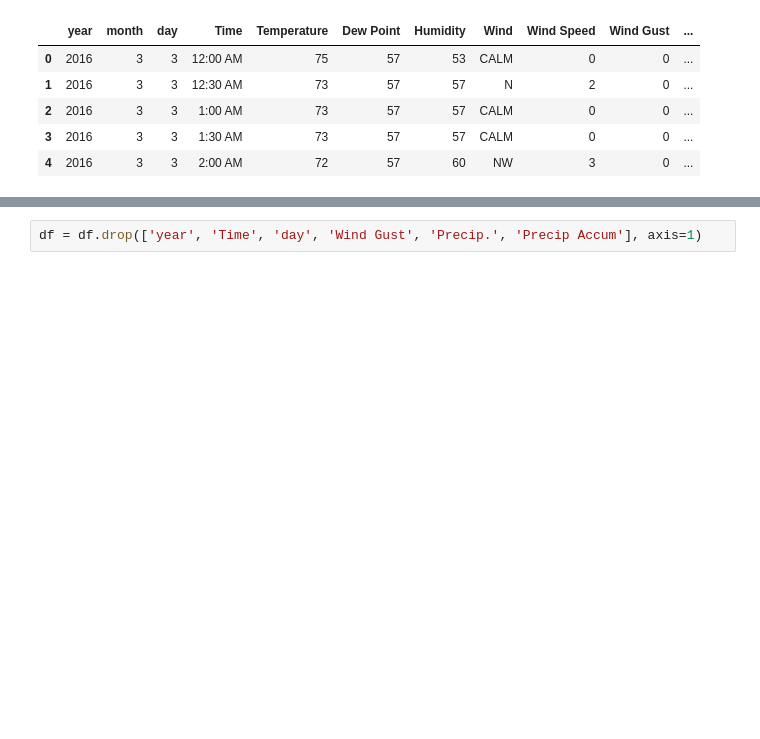
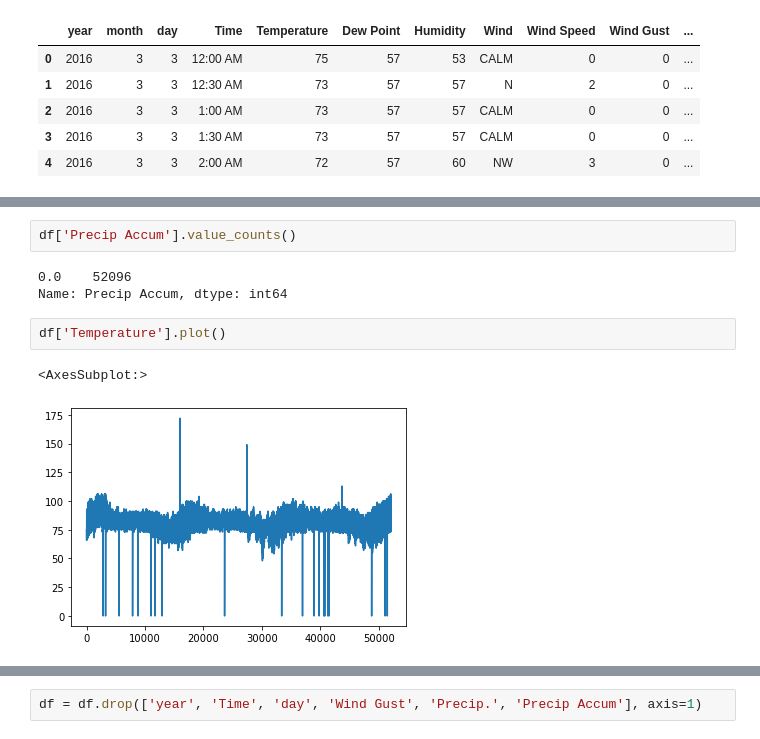
Before and after one commit to OrnlyP63/RNN_Chiang_mai_weather, a Jupyter notebook: TrainRnn.ipynb, the cells around one changed output, grey strips where cells are left out. Saved outputs shown, nothing was run; the diff lists cells and outputs as text; blank space fills up the shorter version.

```diff
--- a/TrainRnn.ipynb
+++ b/TrainRnn.ipynb
@@ -14,0 +167,10 @@ df.head()
+# %%
+df['Precip Accum'].value_counts()
+# %% [output]
+0.0    52096
+Name: Precip Accum, dtype: int64
+# %%
+df['Temperature'].plot()
+# %% [output]
+<AxesSubplot:>
+[figure, added]
```
Also changed, not shown: parts of 16 cells of this notebook.
